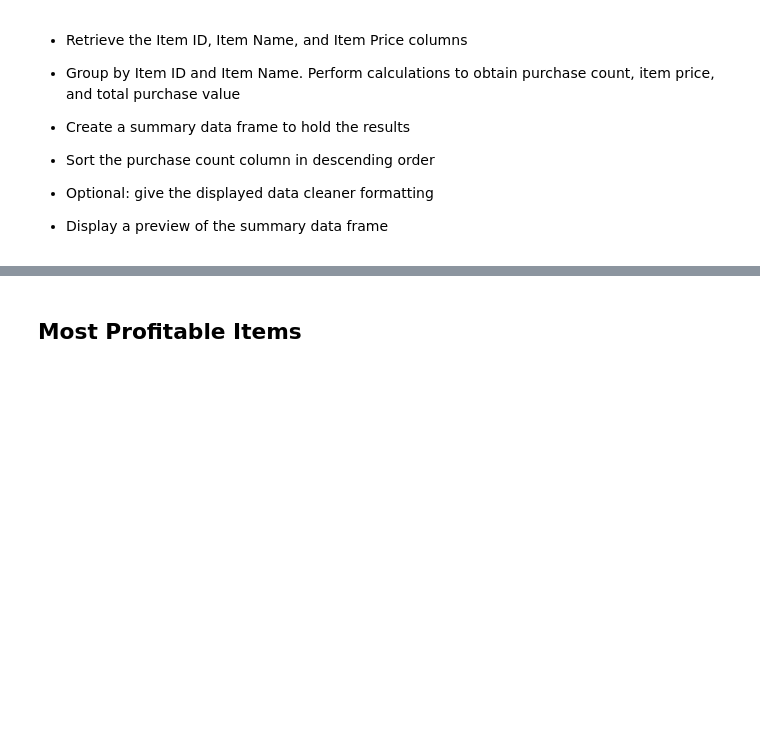
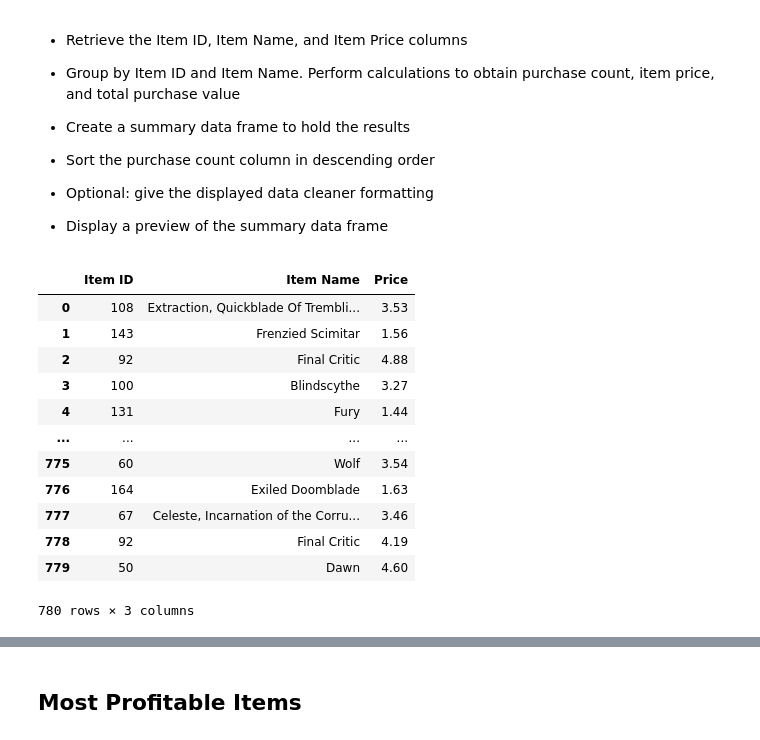
Before and after one commit to dianeyaneza/UWA-Data-Homework-Pandas-Challenge, a Jupyter notebook: 02-Homework_04-Pandas_Instructions_HeroesOfPymoli_HeroesOfPymoli_starter.ipynb, the cells around one changed output, grey strips where cells are left out. Cells and saved outputs as stored; diff of their text form; code cells hidden in the pictures; blank space fills up the shorter version.

```diff
--- a/02-Homework_04-Pandas_Instructions_HeroesOfPymoli_HeroesOfPymoli_starter.ipynb
+++ b/02-Homework_04-Pandas_Instructions_HeroesOfPymoli_HeroesOfPymoli_starter.ipynb
@@ -749,3 +769,20 @@ summary_spender_purchase
 
 
 * Display a preview of the summary data frame
+# %%
+items_df = pd.DataFrame(purchase_data[["Item ID", "Item Name", "Price"]])
+items_df
+# %% [output]
+|  | Item ID | Item Name | Price |
+| 0 | 108 | Extraction, Quickblade Of Trembli... | 3.53 |
+| 1 | 143 | Frenzied Scimitar | 1.56 |
+| 2 | 92 | Final Critic | 4.88 |
+| 3 | 100 | Blindscythe | 3.27 |
+| 4 | 131 | Fury | 1.44 |
+| ... | ... | ... | ... |
+| 775 | 60 | Wolf | 3.54 |
+| 776 | 164 | Exiled Doomblade | 1.63 |
+| 777 | 67 | Celeste, Incarnation of the Corru... | 3.46 |
+| 778 | 92 | Final Critic | 4.19 |
+| 779 | 50 | Dawn | 4.60 |
+780 rows × 3 columns
```
Also changed, not shown: parts of 10 cells of this notebook.
